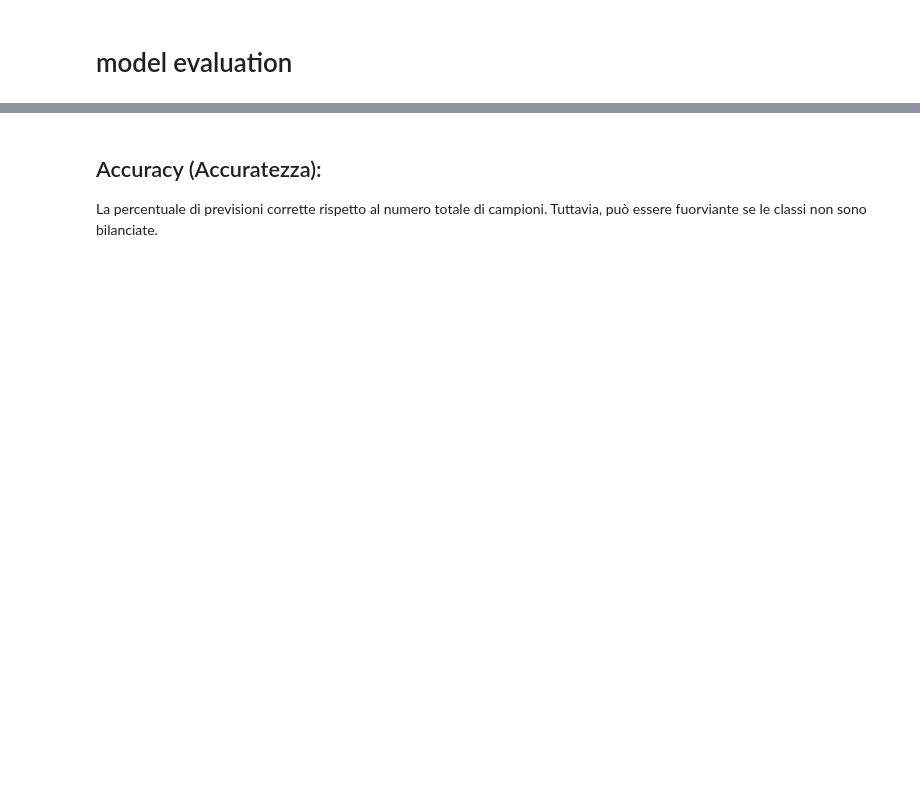
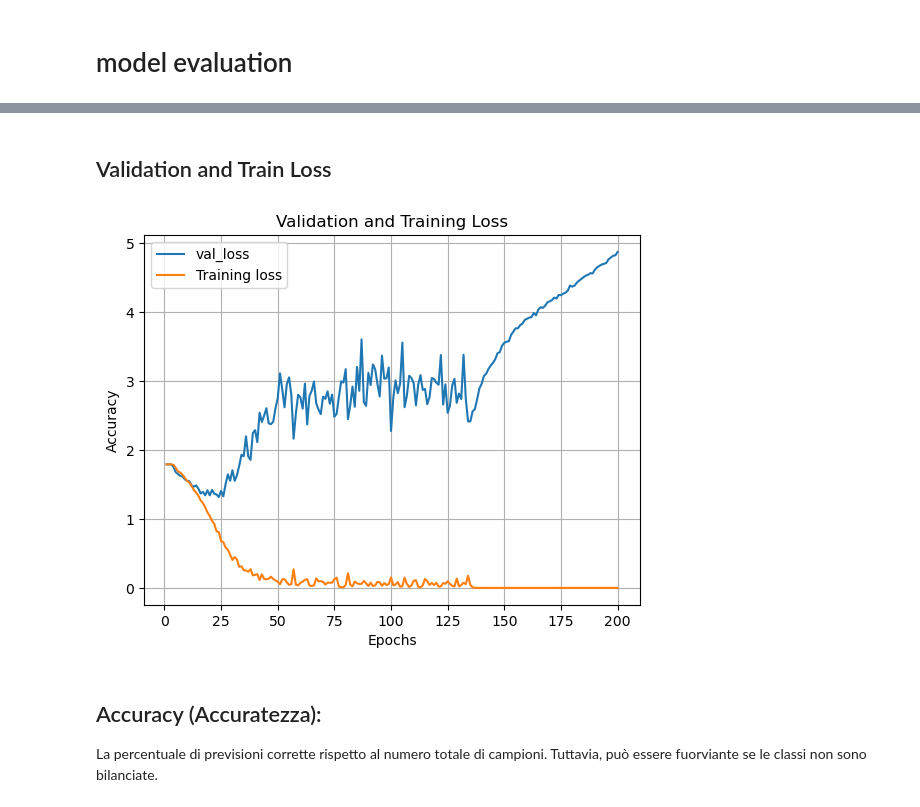
Before and after one commit to elenaabcc/VGG16-Brand-Reko-from-runway-images, a Jupyter notebook: vgg16_with_self_attention_no_bkg.ipynb, the cells around one changed output, grey strips where cells are left out. Drawn from its saved outputs; the diff is of its cells as text; code cells hidden in the pictures; blank space fills up the shorter version.

```diff
--- a/vgg16_with_self_attention_no_bkg.ipynb
+++ b/vgg16_with_self_attention_no_bkg.ipynb
@@ -265,3 +246,21 @@ ValueError: in user code:
+# %% [markdown]
+## Validation and Train Loss
+# %%
+val_accuracy = vgg16_200epoch_no_bkg['val_loss']
+accuracy = vgg16_200epoch_no_bkg['loss']
+epochs = range(1, len(val_accuracy) + 1)
+
+# Plotta i risultati
+plt.plot(epochs, val_accuracy, label='val_loss')
+plt.plot(epochs, accuracy, label='Training loss')
+plt.xlabel('Epochs')
+plt.ylabel('Accuracy')
+plt.title('Validation and Training Loss')
+plt.legend()
+plt.grid(True)
+plt.show()
+# %% [output]
+[figure, added]
 # %% [markdown]
 ## Accuracy (Accuratezza):
 La percentuale di previsioni corrette rispetto al numero totale di campioni. Tuttavia, può essere fuorviante se le classi non sono bilanciate.
```
Also changed, not shown: parts of 30 cells of this notebook, 9 other files.
